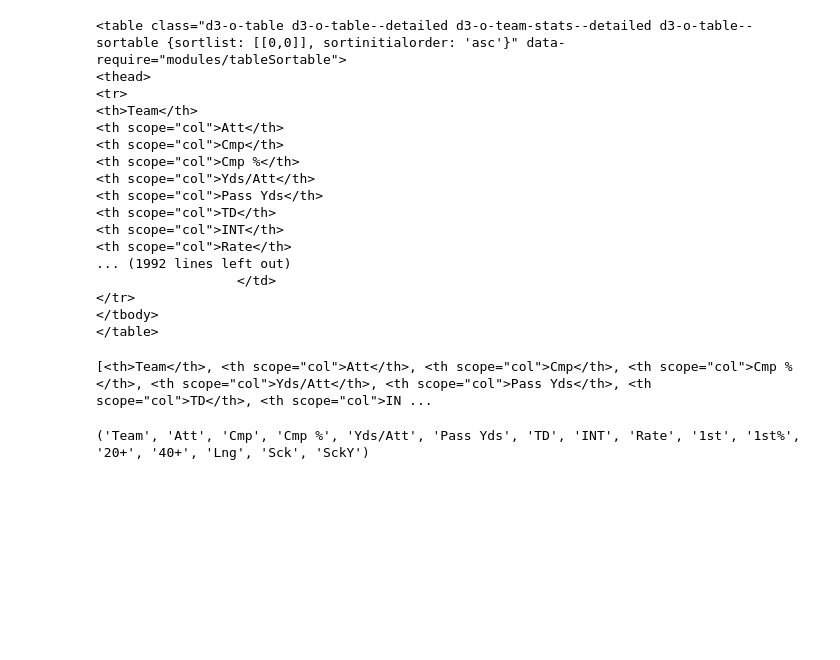
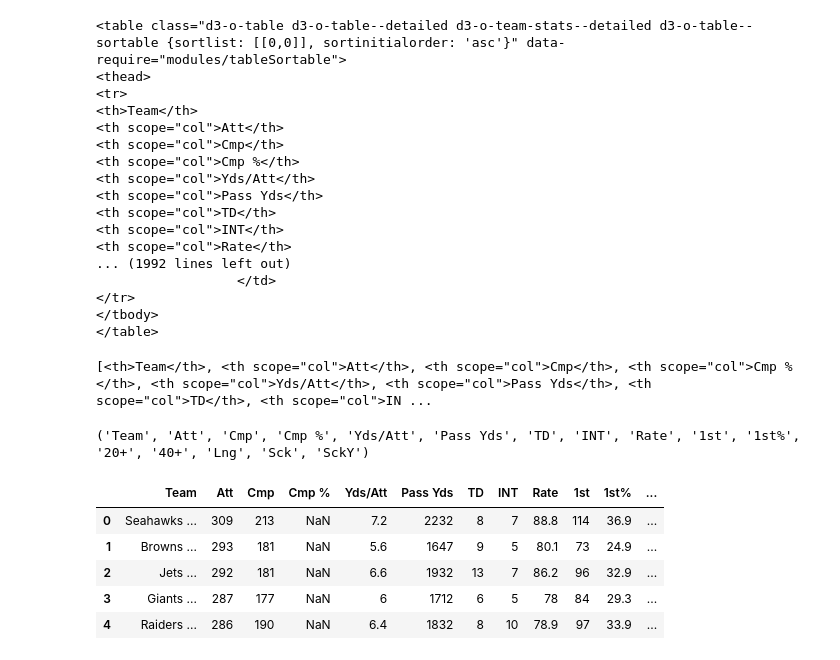
Before and after one commit to ItsYaBoyJG/Data-Analysis, a Jupyter notebook: Football/NFL/main.ipynb, the cells around one changed output. Saved outputs shown, nothing was run; the diff lists cells and outputs as text; code cells hidden in the pictures; blank space fills up the shorter version.

Commit message:
created a sample dataframe of 2024 team passing stats

```diff
--- a/Football/NFL/main.ipynb
+++ b/Football/NFL/main.ipynb
@@ -57,3 +66,43 @@ for i in columns:
 print(titles)
 # %% [output]
 ('Team', 'Att', 'Cmp', 'Cmp %', 'Yds/Att', 'Pass Yds', 'TD', 'INT', 'Rate', '1st', '1st%', '20+', '40+', 'Lng', 'Sck', 'SckY')
+# %%
+df = pd.DataFrame(columns=['Team', 'Att', 'Cmp','Cmp %', 'Yds/Att', 'Pass Yds','TD', 'INT', 'Rate', '1st', '1st%', '20+', '40+', 'Lng', 'Sck', 'SckY'])
+# %%
+n = 'd3-o-club-shortname'
+
+for row in table.find_all('tr'):
+    c = row.find_all('td')
+
+
+    if (c != []):
+        n = remove_html_tags(str(c[0])).replace('\n','')
+        name = remove_html_tags(str(c[0])).replace('\n','')
+        att = remove_html_tags(str(c[1])).replace('\n','')
+        comp = remove_html_tags(str(c[2])).replace('\n','')
+        cmpPer = remove_html_tags(str(c[3])).replace('\n','')
+        ydsPatt = remove_html_tags(str(c[4])).replace('\n','')
+        pYds = remove_html_tags(str(c[5])).replace('\n','')
+        td = remove_html_tags(str(c[6])).replace('\n','')
+        interceptions = remove_html_tags(str(c[7])).replace('\n','')
+        rate = remove_html_tags(str(c[8])).replace('\n','')
+        first = remove_html_tags(str(c[9])).replace('\n','')
+        firstPerc = remove_html_tags(str(c[10])).replace('\n','')
+        twentyP = remove_html_tags(str(c[11])).replace('\n','')
+        fourtyP = remove_html_tags(str(c[12])).replace('\n','')
+        lng = remove_html_tags(str(c[13])).replace('\n','')
+        sck = remove_html_tags(str(c[14])).replace('\n','')
+        sckY = remove_html_tags(str(c[15])).replace('\n','')
+
+
+        df = pd.concat([df, pd.DataFrame.from_records([{'Team': name, 'Att': att, 'Cmp': comp, 'Cmp%': cmpPer, 'Yds/Att': ydsPatt, 'Pass Yds': pYds, 'TD': td, 'INT': interceptions, 'Rate':rate, '1st': first, '1st%': firstPerc,'20+': twentyP, '40+': fourtyP, 'Lng': lng, 'Sck': sck, 'SckY': sckY}])], ignore_index=True)
+
+
+df.head()
+# %% [output]
+|  | Team | Att | Cmp | Cmp % | Yds/Att | Pass Yds | TD | INT | Rate | 1st | 1st% | ... |
+| 0 | Seahawks ... | 309 | 213 | NaN | 7.2 | 2232 | 8 | 7 | 88.8 | 114 | 36.9 | ... |
+| 1 | Browns ... | 293 | 181 | NaN | 5.6 | 1647 | 9 | 5 | 80.1 | 73 | 24.9 | ... |
+| 2 | Jets ... | 292 | 181 | NaN | 6.6 | 1932 | 13 | 7 | 86.2 | 96 | 32.9 | ... |
+| 3 | Giants ... | 287 | 177 | NaN | 6 | 1712 | 6 | 5 | 78 | 84 | 29.3 | ... |
+| 4 | Raiders ... | 286 | 190 | NaN | 6.4 | 1832 | 8 | 10 | 78.9 | 97 | 33.9 | ... |
```
Also changed, not shown: parts of 3 cells of this notebook, 2 other files.
